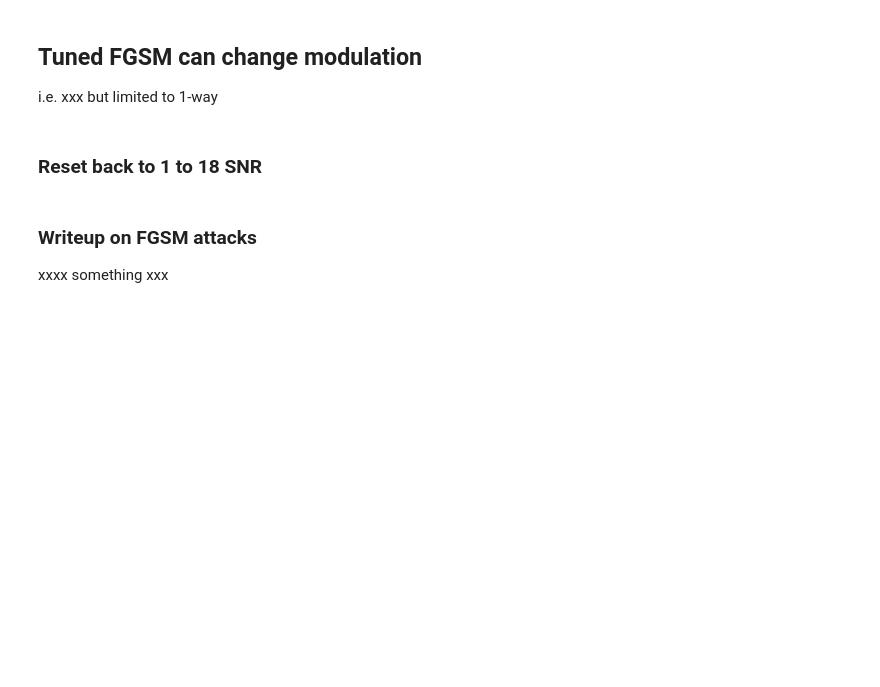
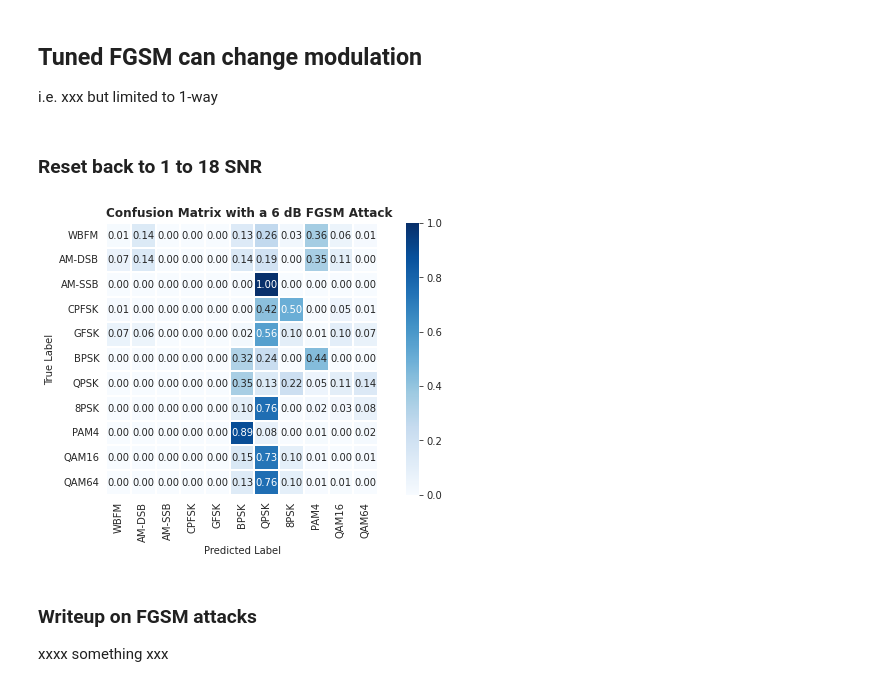
Before and after one commit to ongtiongheng/rfml, a Jupyter notebook: flower_different_attacks_PGD_FGSM_with_CLDNN_CNN+GRU+MLP.ipynb, the cells around one changed output. Drawn from its saved outputs; the diff is of its cells as text; code cells hidden in the pictures; blank space fills up the shorter version.

```diff
--- a/flower_different_attacks_PGD_FGSM_with_CLDNN_CNN+GRU+MLP.ipynb
+++ b/flower_different_attacks_PGD_FGSM_with_CLDNN_CNN+GRU+MLP.ipynb
@@ -878,29 +881,31 @@ mask = test.df["SNR"] >= 1
 # %%
 predictions = list()
 labels = list()
 for x, y in dl:
     # Before crafting an attack on X, ensure that it is normalized to have a
     # specified power -- RML2016.10a fluctuates a bit, especially on AM-SSB,
     # which will cause the attack intensity to be incorrect.
     x = _normalize(x)
-    adv_x = fgsm(x, y, spr=spr, input_size=input_samples, sps=1, net=model)
+    adv_x = fgsm(x, y, spr=spr, input_size=128, sps=8, net=model)
 
     # Ensure that we've accurately represented the attack power
     #_sanity_check(desired_spr=spr, adv_x=adv_x, x=x)
 
     _predictions = model.predict(adv_x)
     predictions.extend(_predictions.detach().numpy())
     labels.extend(y)
 
 cmn = _confusion_matrix(predictions=predictions, labels=labels, le=le)
 
 title = "Confusion Matrix with a {spr} dB FGSM Attack".format(spr=spr)
 fig = plot_confusion(cm=cmn, labels=le.labels, title=title)
 if fig_dir is not None:
     file_path = "{fig_dir}/fgsm_confusion_matrix.pdf"
     print("Saving Figure -> {file_path}".format(file_path=file_path))
     fig.savefig(file_path, format="pdf", transparent=True)
 plt.show()
+# %% [output]
+[figure, added]
 # %% [markdown]
 ### Writeup on FGSM attacks
 
```
Also changed, not shown: parts of 23 cells of this notebook.
